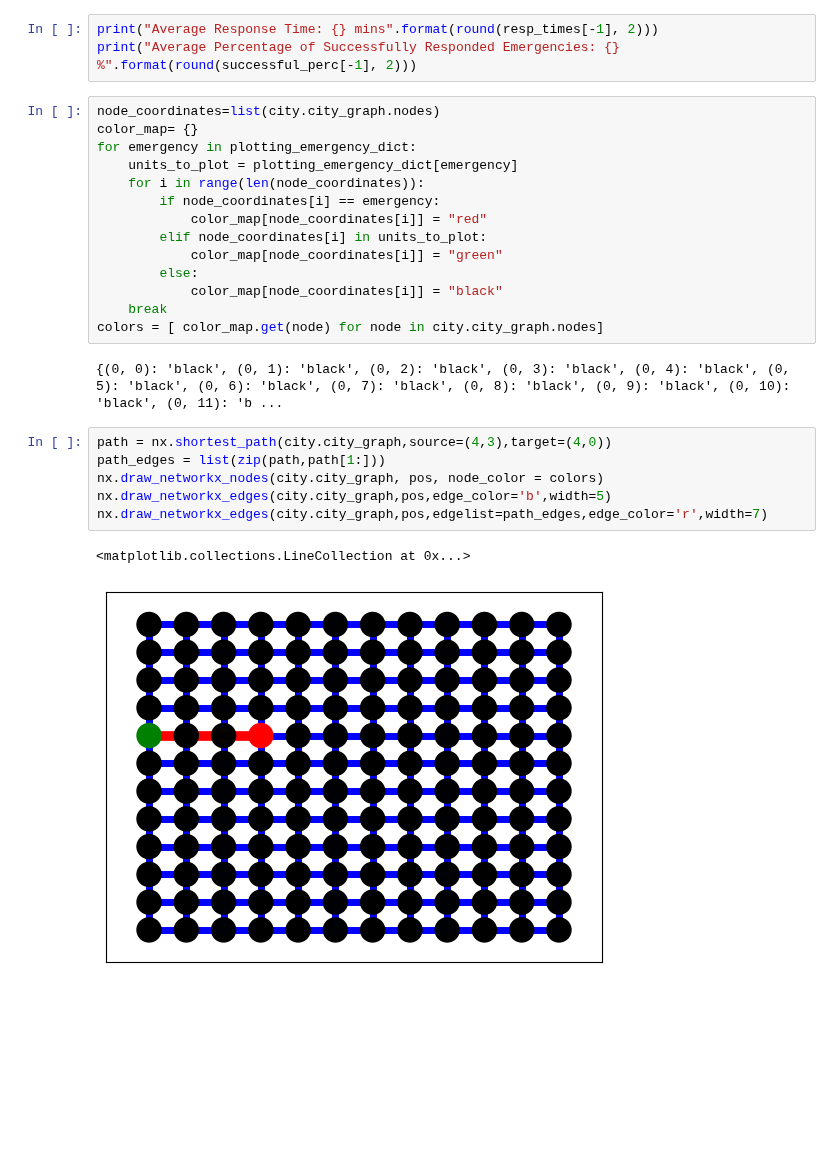
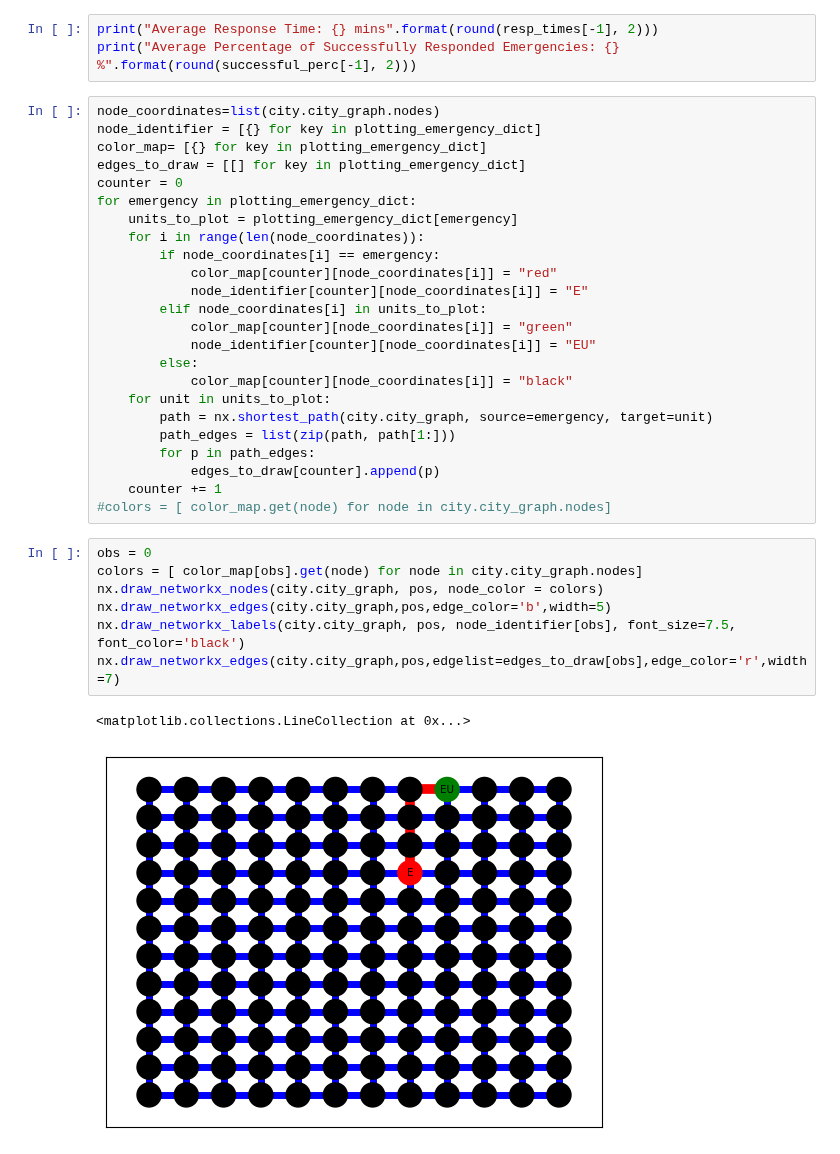
Before and after one commit to Praetor07/CityPlanner_MonteCarlo-Sim, a Jupyter notebook: Emergency Response Simulation Visualization.ipynb, the cells around one changed output. Saved outputs shown, nothing was run; the diff lists cells and outputs as text; blank space fills up the shorter version.

```diff
--- a/Emergency Response Simulation Visualization.ipynb
+++ b/Emergency Response Simulation Visualization.ipynb
@@ -55,26 +54,35 @@ print("Average Response Time: {} mins".format(round(resp_times[-1], 2)))
 print("Average Percentage of Successfully Responded Emergencies: {} %".format(round(successful_perc[-1], 2)))
 # %%
 node_coordinates=list(city.city_graph.nodes)
-color_map= {}
+node_identifier = [{} for key in plotting_emergency_dict]
+color_map= [{} for key in plotting_emergency_dict]
+edges_to_draw = [[] for key in plotting_emergency_dict]
+counter = 0
 for emergency in plotting_emergency_dict:
     units_to_plot = plotting_emergency_dict[emergency]
     for i in range(len(node_coordinates)):
         if node_coordinates[i] == emergency:
-            color_map[node_coordinates[i]] = "red"
+            color_map[counter][node_coordinates[i]] = "red"
+            node_identifier[counter][node_coordinates[i]] = "E"
         elif node_coordinates[i] in units_to_plot:
-            color_map[node_coordinates[i]] = "green"
+            color_map[counter][node_coordinates[i]] = "green"
+            node_identifier[counter][node_coordinates[i]] = "EU"
         else:
-            color_map[node_coordinates[i]] = "black"
-    break
-colors = [ color_map.get(node) for node in city.city_graph.nodes]
+            color_map[counter][node_coordinates[i]] = "black"
+    for unit in units_to_plot:
+        path = nx.shortest_path(city.city_graph, source=emergency, target=unit)
+        path_edges = list(zip(path, path[1:]))
+        for p in path_edges:
+            edges_to_draw[counter].append(p)
+    counter += 1
+#colors = [ color_map.get(node) for node in city.city_graph.nodes]
-# %% [output]
-{(0, 0): 'black', (0, 1): 'black', (0, 2): 'black', (0, 3): 'black', (0, 4): 'black', (0, 5): 'black', (0, 6): 'black', (0, 7): 'black', (0, 8): 'black', (0, 9): 'black', (0, 10): 'black', (0, 11): 'b ...
 # %%
-path = nx.shortest_path(city.city_graph,source=(4,3),target=(4,0))
-path_edges = list(zip(path,path[1:]))
+obs = 0
+colors = [ color_map[obs].get(node) for node in city.city_graph.nodes]
 nx.draw_networkx_nodes(city.city_graph, pos, node_color = colors)
 nx.draw_networkx_edges(city.city_graph,pos,edge_color='b',width=5)
-nx.draw_networkx_edges(city.city_graph,pos,edgelist=path_edges,edge_color='r',width=7)
+nx.draw_networkx_labels(city.city_graph, pos, node_identifier[obs], font_size=7.5, font_color='black')
+nx.draw_networkx_edges(city.city_graph,pos,edgelist=edges_to_draw[obs],edge_color='r',width=7)
 # %% [output]
 <matplotlib.collections.LineCollection at 0x...>
-[figure, old version]
+[figure, new version]
```
Also changed, not shown: parts of 3 cells of this notebook, 2 other files.
